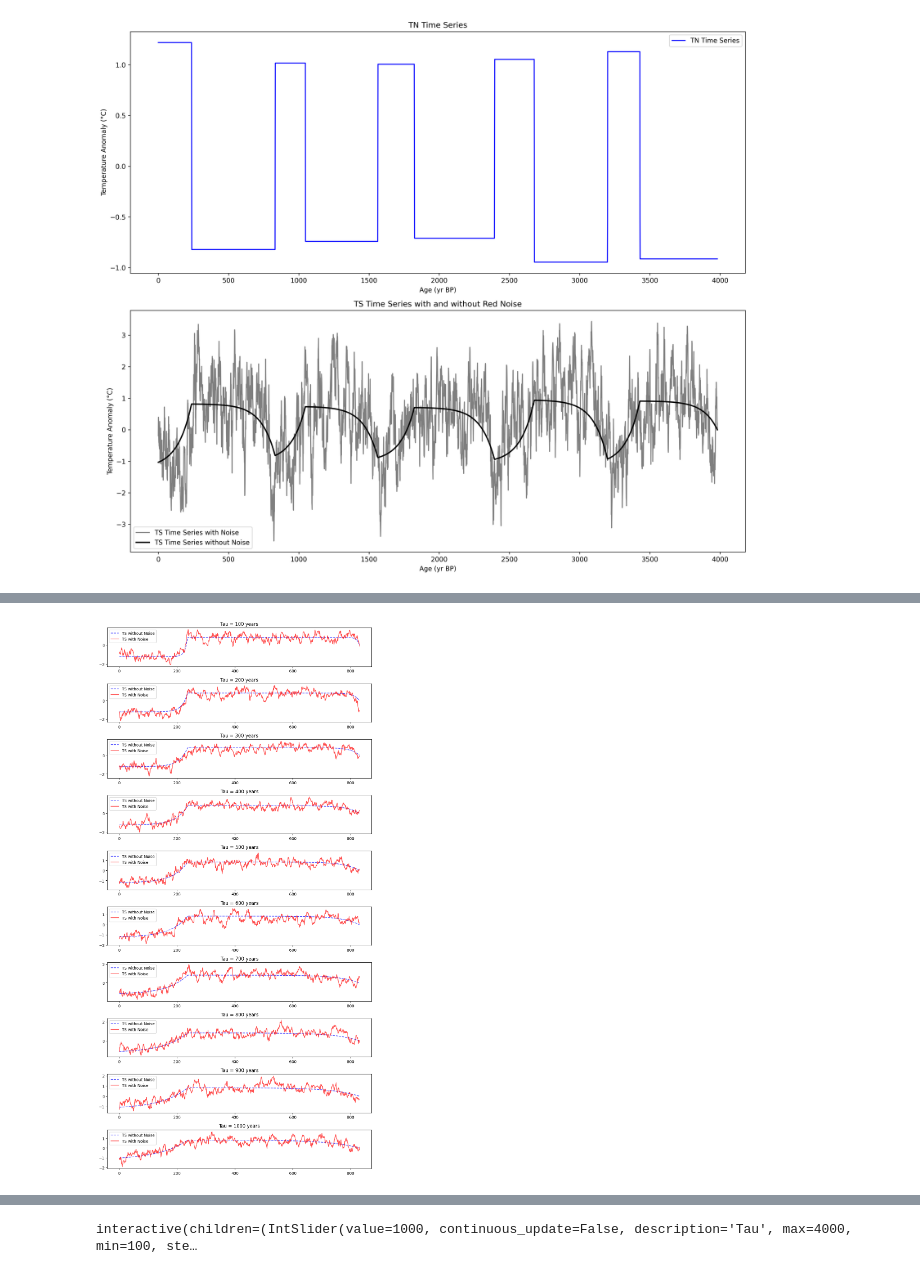
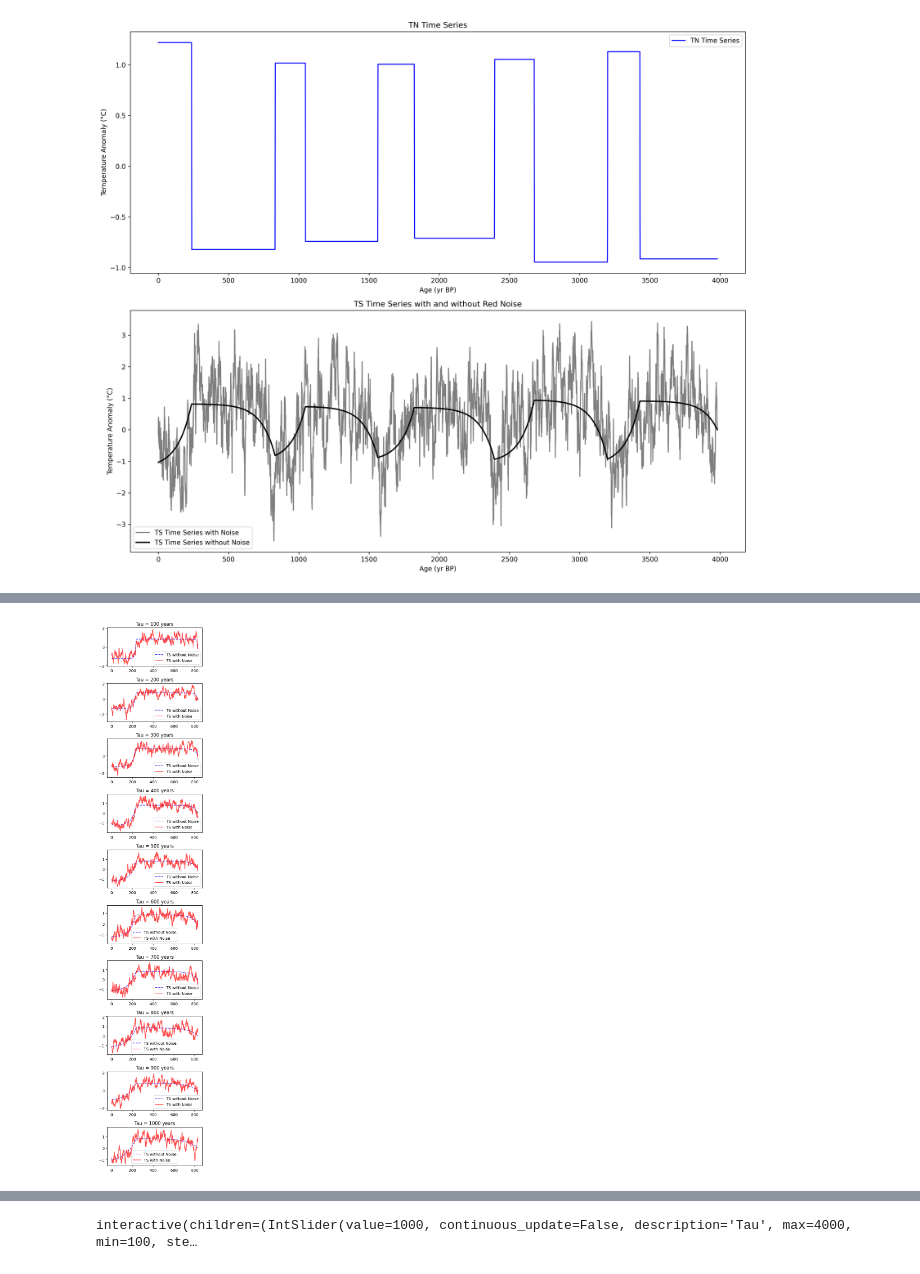
Before and after one commit to Peisong-Zheng/SJ03, a Jupyter notebook: SJ03_model.ipynb, the cells around one changed output, grey strips where cells are left out. Saved outputs shown, nothing was run; the diff lists cells and outputs as text; code cells hidden in the pictures.

```diff
--- a/SJ03_model.ipynb
+++ b/SJ03_model.ipynb
@@ -220,29 +219,29 @@ plt.show()
 # %%
-fig, axs = plt.subplots(10, 1, figsize=(10, 20), dpi=100)
+fig, axs = plt.subplots(10, 1, figsize=(4, 20), dpi=100)
 
 # Loop through the first 10 tau values and plot TS with and without noise
 for index, tau in enumerate(tau_values[:10]):
     # Generate TS without noise
     TS_without_noise = np.zeros(len(tn_time_series_resampled))
     TS_without_noise[-1] = TS_initial  # Start from the end for reverse calculation
     for i in range(len(tn_time_series_resampled) - 2, -1, -1):
         delta_TS = dt * (1/tau) * (-tn_time_series_resampled[i+1] - TS_without_noise[i+1])
         TS_without_noise[i] = TS_without_noise[i+1] + delta_TS
 
     # Generate red noise and TS with noise
     red_noise = np.zeros(len(TS_without_noise))
     red_noise[0] = np.random.normal(0, adjusted_std_dev)  # Initial red noise
     for i in range(1, len(TS_without_noise)):
         red_noise[i] = a * red_noise[i-1] + np.random.normal(0, adjusted_std_dev)
     TS_with_noise = TS_without_noise + red_noise
 
     # Plot TS without and with noise for this tau value
     axs[index].plot(TS_without_noise, label='TS without Noise', color='blue', alpha=0.7, linestyle='--')
     axs[index].plot(TS_with_noise, label='TS with Noise', color='red', alpha=0.7, linestyle='-')
     axs[index].set_title(f'Tau = {tau} years')
     axs[index].legend()
 
 plt.tight_layout()
 plt.show()
 # %% [output]
-[figure, old version]
+[figure, new version]
```
Also changed, not shown: parts of 4 cells of this notebook.
